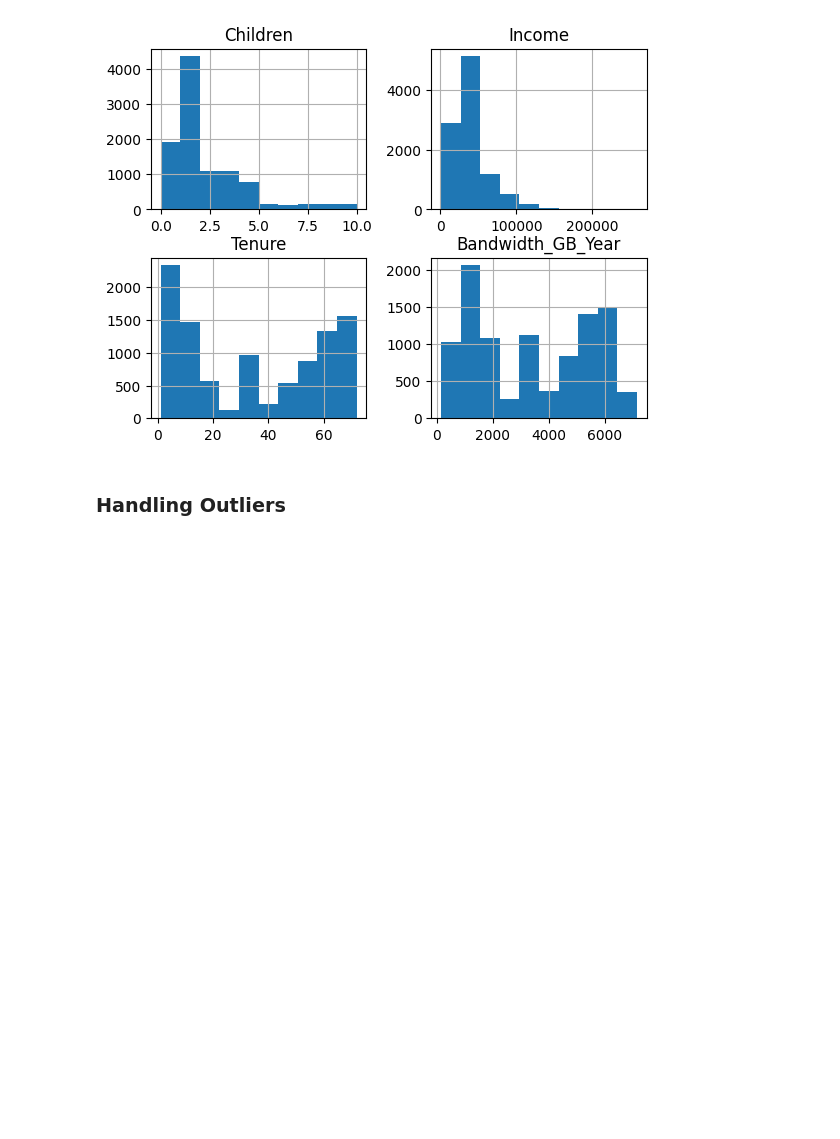
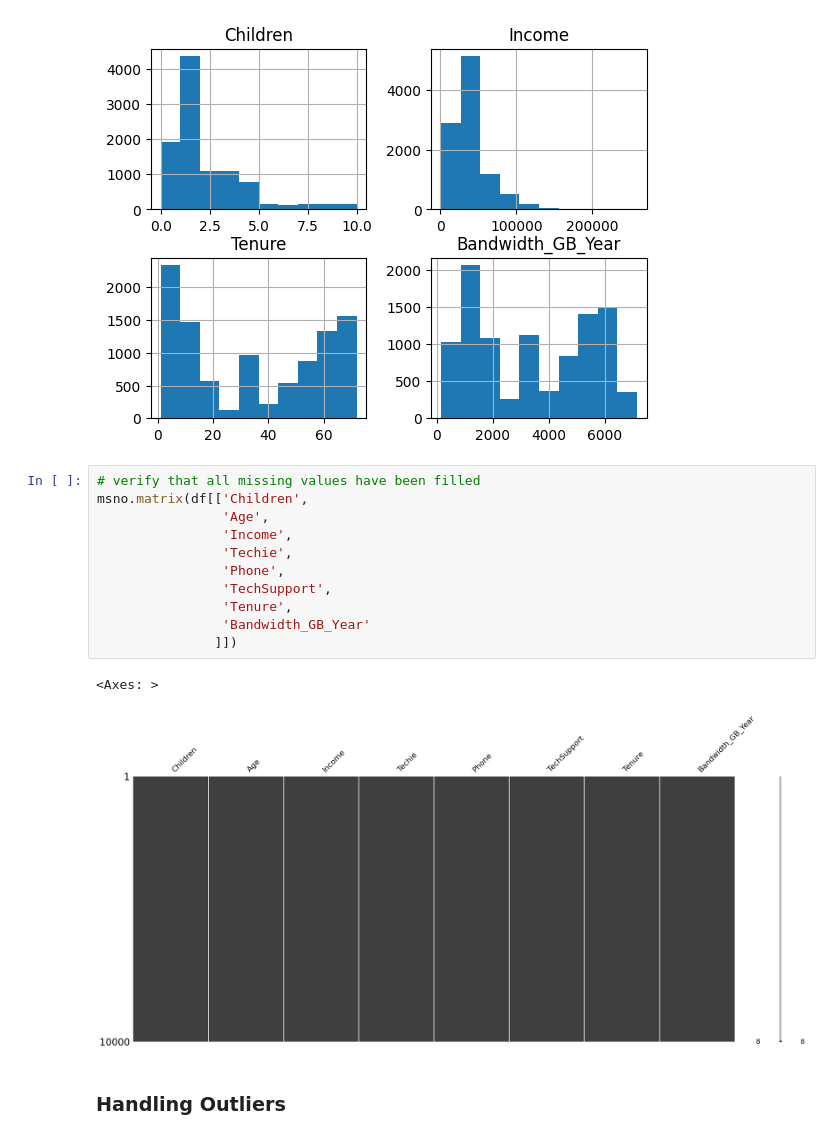
Before and after one commit to sjo1403/churn_data_cleaning, a Jupyter notebook: D206 Data Cleaning.ipynb, the cells around one changed output. Drawn from its saved outputs; the diff is of its cells as text; blank space fills up the shorter version.

```diff
--- a/D206 Data Cleaning.ipynb
+++ b/D206 Data Cleaning.ipynb
@@ -483,6 +509,20 @@ array([[<Axes: title={'center': 'Children'}>,
        [<Axes: title={'center': 'Tenure'}>,
         <Axes: title={'center': 'Bandwidth_GB_Year'}>]], dtype=object)
 [figure]
+# %%
+# verify that all missing values have been filled
+msno.matrix(df[['Children',
+                'Age',
+                'Income',
+                'Techie',
+                'Phone',
+                'TechSupport',
+                'Tenure',
+                'Bandwidth_GB_Year'
+               ]])
+# %% [output]
+<Axes: >
+[figure, added]
 # %% [markdown]
 ### Handling Outliers
 # %%
```
Also changed, not shown: parts of 23 cells of this notebook, 1 other file.
